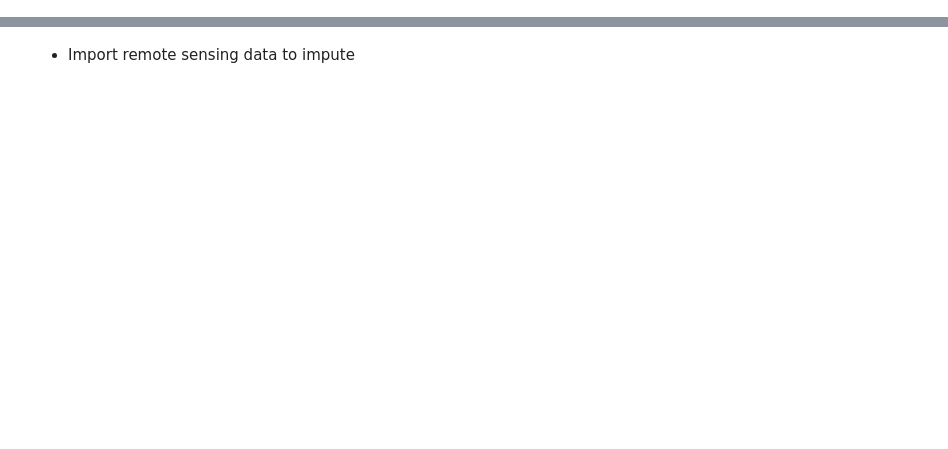
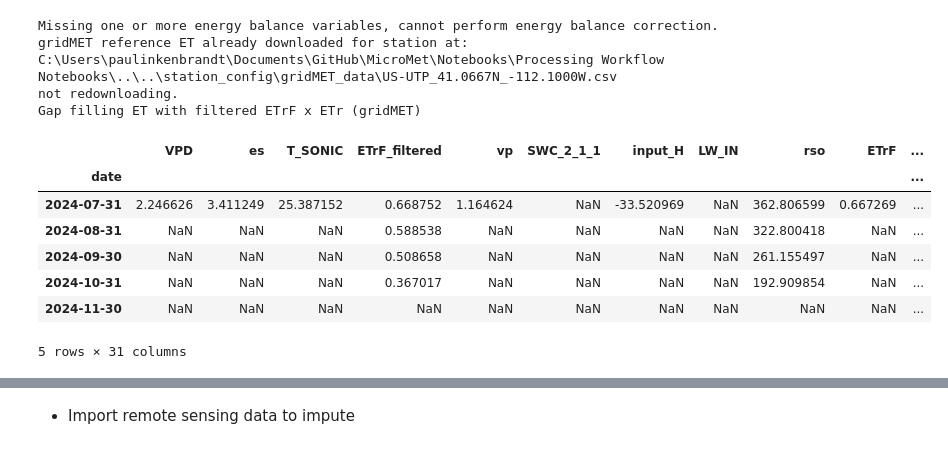
Before and after one commit to utah-geological-survey/MicroMet, a Jupyter notebook: Notebooks/Processing Workflow Notebooks/Pull DB Data and Impute.ipynb, the cells around one changed output, grey strips where cells are left out. Saved outputs shown, nothing was run; the diff lists cells and outputs as text; code cells hidden in the pictures; blank space fills up the shorter version.

```diff
--- a/Notebooks/Processing Workflow Notebooks/Pull DB Data and Impute.ipynb
+++ b/Notebooks/Processing Workflow Notebooks/Pull DB Data and Impute.ipynb
@@ -28,0 +59,4 @@ from micromet import AmerifluxDataProcessor
+# %%
+config_path = '../../station_config/US-UTP.ini'
+d = Data(config_path)
+q = QaQc(d)
@@ -28,0 +77,16 @@ from micromet import AmerifluxDataProcessor
+# %%
+q.monthly_df
+# %% [output]
+Missing one or more energy balance variables, cannot perform energy balance correction.
+gridMET reference ET already downloaded for station at:
+C:\Users\paulinkenbrandt\Documents\GitHub\MicroMet\Notebooks\Processing Workflow Notebooks\..\..\station_config\gridMET_data\US-UTP_41.0667N_-112.1000W.csv
+not redownloading.
+Gap filling ET with filtered ETrF x ETr (gridMET)
+|  | VPD | es | T_SONIC | ETrF_filtered | vp | SWC_2_1_1 | input_H | LW_IN | rso | ETrF | ... |
+| date |  |  |  |  |  |  |  |  |  |  | ... |
+| 2024-07-31 | 2.246626 | 3.411249 | 25.387152 | 0.668752 | 1.164624 | NaN | -33.520969 | NaN | 362.806599 | 0.667269 | ... |
+| 2024-08-31 | NaN | NaN | NaN | 0.588538 | NaN | NaN | NaN | NaN | 322.800418 | NaN | ... |
+| 2024-09-30 | NaN | NaN | NaN | 0.508658 | NaN | NaN | NaN | NaN | 261.155497 | NaN | ... |
+| 2024-10-31 | NaN | NaN | NaN | 0.367017 | NaN | NaN | NaN | NaN | 192.909854 | NaN | ... |
+| 2024-11-30 | NaN | NaN | NaN | NaN | NaN | NaN | NaN | NaN | NaN | NaN | ... |
+5 rows × 31 columns
```
Also changed, not shown: parts of 15 cells of this notebook, 10 other files.
